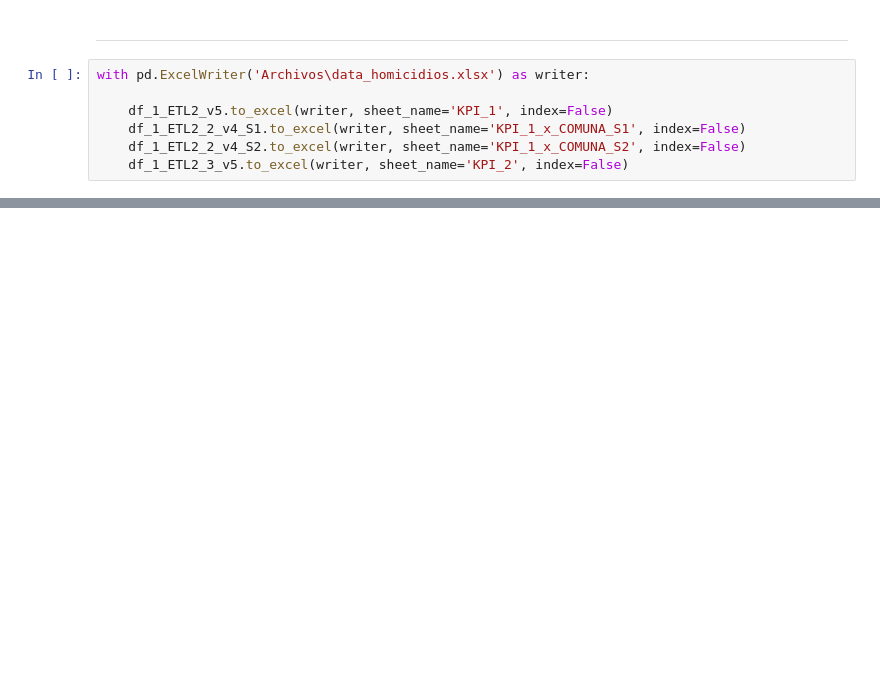
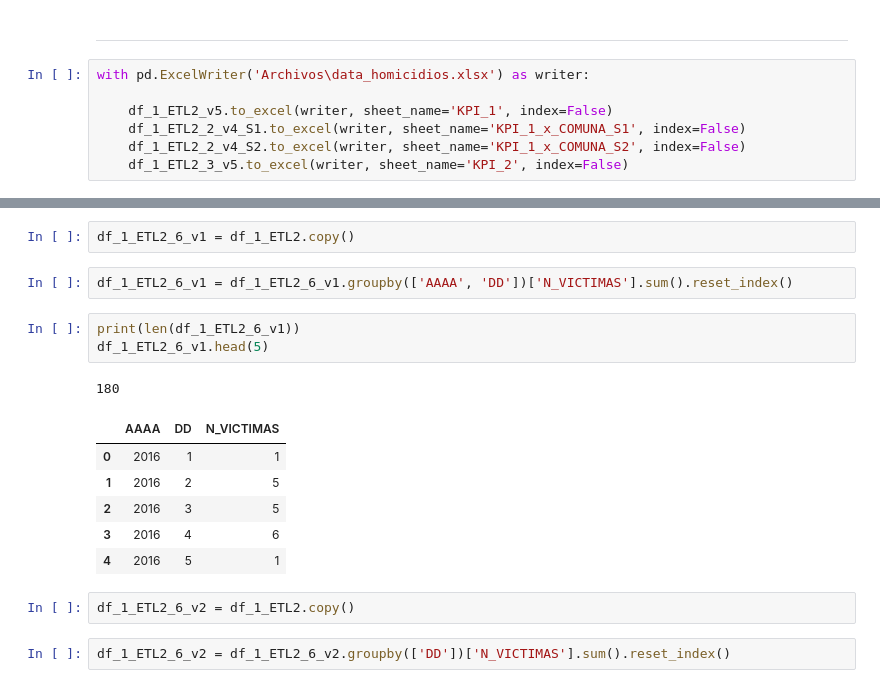
Before and after one commit to rfpcast/DA_BA_Project2, a Jupyter notebook: ETL_Parte_2.ipynb, the cells around one changed output, grey strips where cells are left out. Saved outputs shown, nothing was run; the diff lists cells and outputs as text; blank space fills up the shorter version.

```diff
--- a/ETL_Parte_2.ipynb
+++ b/ETL_Parte_2.ipynb
@@ -452,0 +522,19 @@ with pd.ExcelWriter('Archivos\data_homicidios.xlsx') as writer:
+# %%
+df_1_ETL2_6_v1 = df_1_ETL2.copy()
+# %%
+df_1_ETL2_6_v1 = df_1_ETL2_6_v1.groupby(['AAAA', 'DD'])['N_VICTIMAS'].sum().reset_index()
+# %%
+print(len(df_1_ETL2_6_v1))
+df_1_ETL2_6_v1.head(5)
+# %% [output]
+180
+|  | AAAA | DD | N_VICTIMAS |
+| 0 | 2016 | 1 | 1 |
+| 1 | 2016 | 2 | 5 |
+| 2 | 2016 | 3 | 5 |
+| 3 | 2016 | 4 | 6 |
+| 4 | 2016 | 5 | 1 |
+# %%
+df_1_ETL2_6_v2 = df_1_ETL2.copy()
+# %%
+df_1_ETL2_6_v2 = df_1_ETL2_6_v2.groupby(['DD'])['N_VICTIMAS'].sum().reset_index()
```
Also changed, not shown: parts of 28 cells of this notebook.
